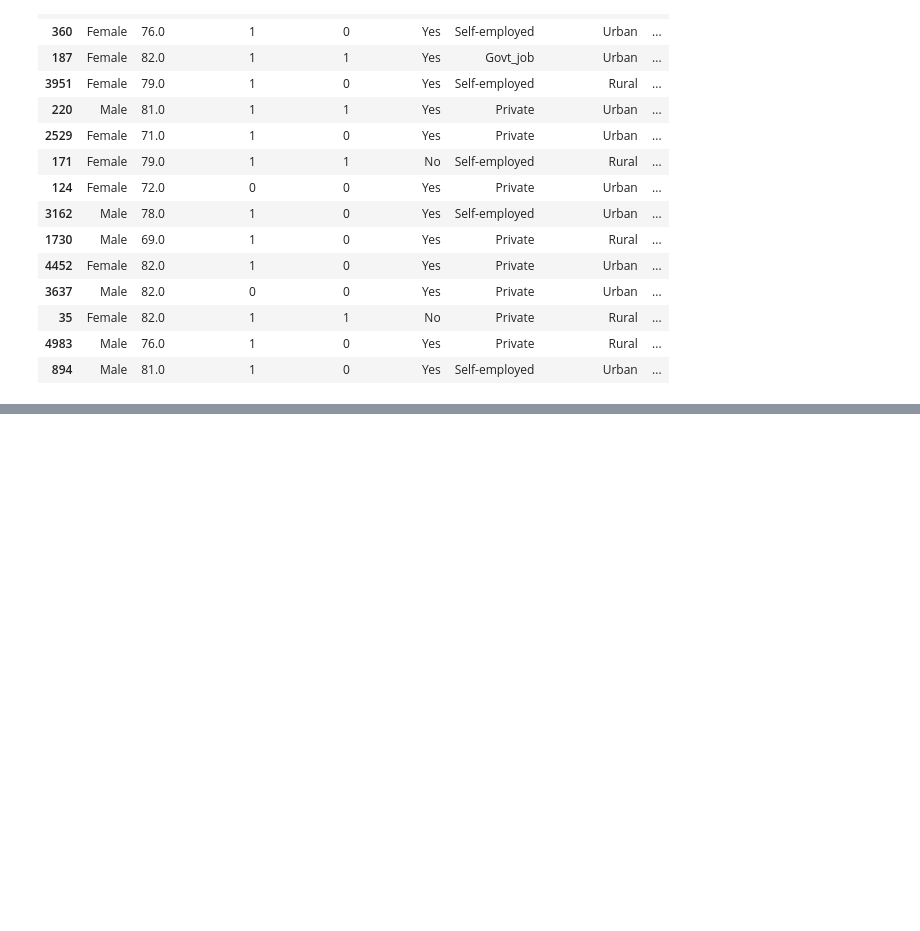
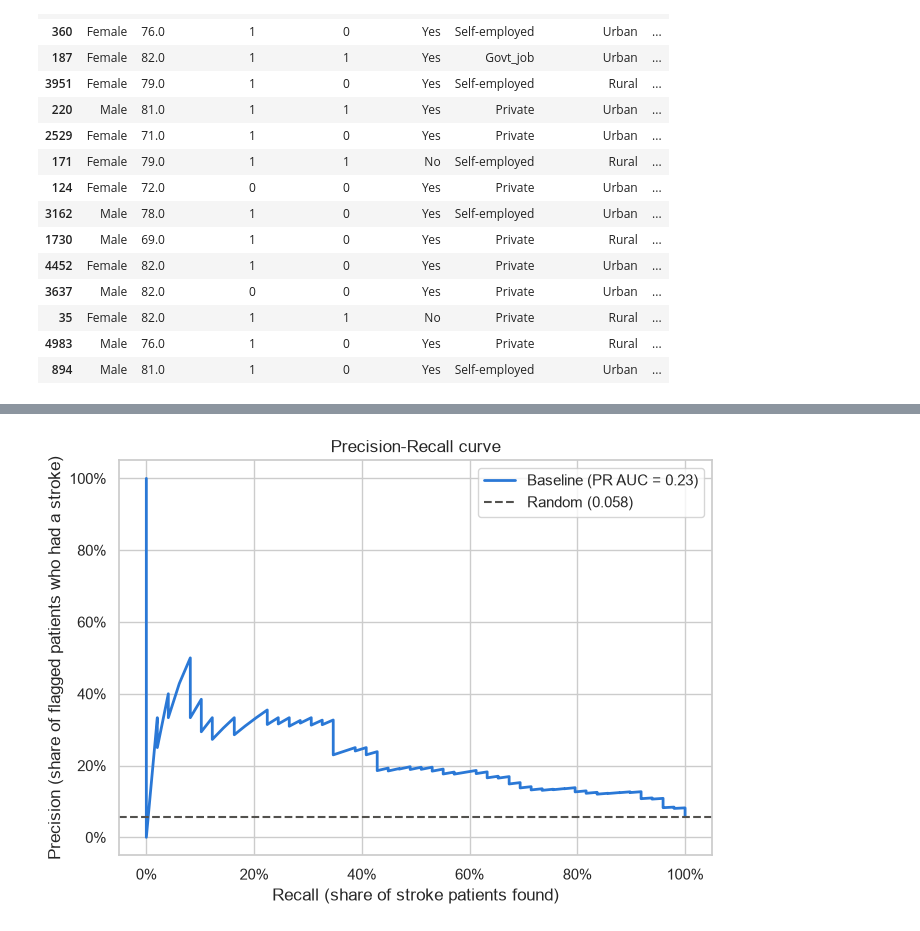
Before and after one commit to BradleyLund/StrokePrediction, a Jupyter notebook: stroke_analysis.ipynb, the cells around one changed output, grey strips where cells are left out. Cells and saved outputs as stored; diff of their text form; code cells hidden in the pictures; blank space fills up the shorter version.

```diff
--- a/stroke_analysis.ipynb
+++ b/stroke_analysis.ipynb
@@ -469,0 +474,8 @@ results.sort_values("predicted_prob", ascending=False).head(15)
+# %%
+# the stroke rate we predict from the test set
+base_rate = y_test.mean()
+roc_auc = roc_auc_score(y_test,test_probs)
+pr_auc = average_precision_score(y_test,test_probs)
+
+print(f"ROC AUC: {roc_auc:.3f} (random = 0.5)")
+print(f"PR AUC: {pr_auc:.3f} (random = {base_rate:.3f}, the stroke rate)")
@@ -469,0 +561,18 @@ results.sort_values("predicted_prob", ascending=False).head(15)
+# %%
+#precision recall curve:
+precision, recall, thresholds = precision_recall_curve(y_test, test_probs)
+
+fig, ax = plt.subplots(figsize=(7, 5))
+ax.plot(recall, precision, color=BAR_COLOUR, linewidth=2, label=f"Baseline (PR AUC = {pr_auc:.2f})")
+ax.axhline(base_rate, color=LINE_COLOUR, linestyle="--", label=f"Random ({base_rate:.3f})")
+ax.set_xlabel("Recall (share of stroke patients found)")
+ax.set_ylabel("Precision (share of flagged patients who had a stroke)")
+ax.set_title("Precision-Recall curve")
+ax.xaxis.set_major_formatter(PercentFormatter(1.0))
+ax.yaxis.set_major_formatter(PercentFormatter(1.0))
+ax.legend()
+plt.tight_layout()
+fig.savefig("figures/pr_curve_baseline.png", dpi=150)
+plt.show()
+# %% [output]
+[figure, added]
```
Also changed, not shown: parts of 7 cells of this notebook, 6 other files.
